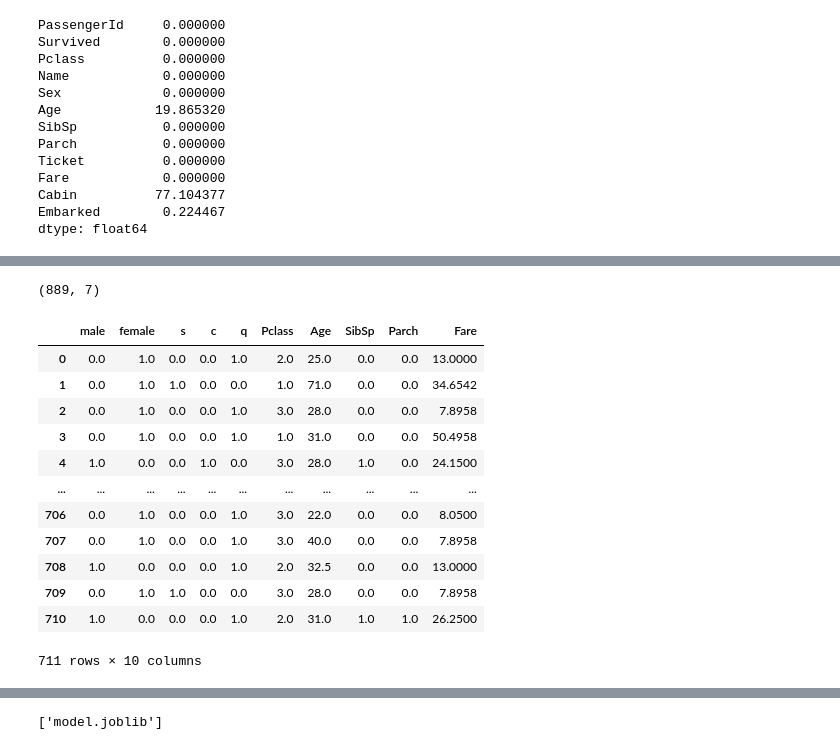
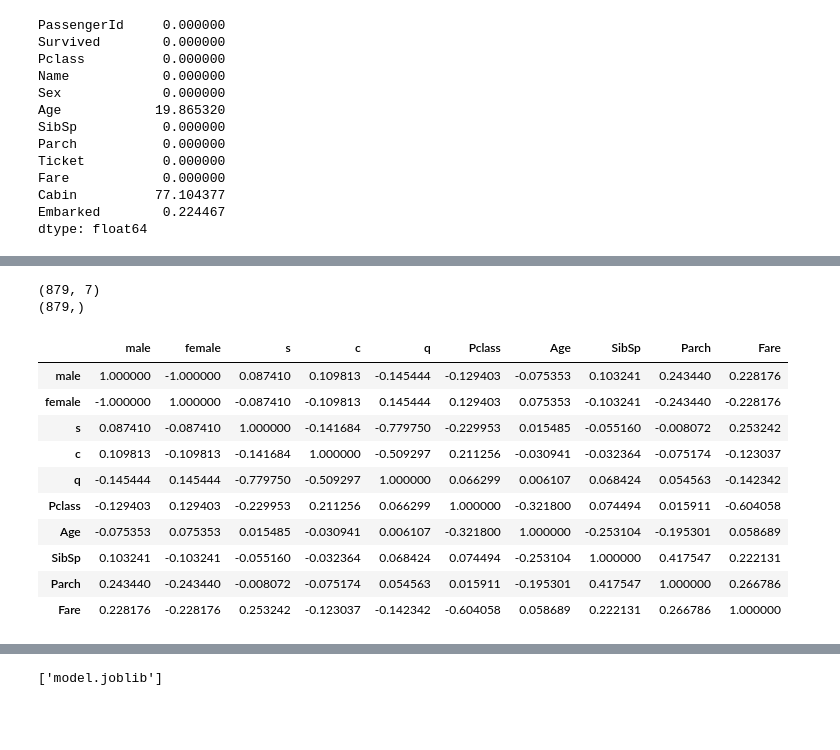
Before and after one commit to Mirzasalman11/titanic_prediction, a Jupyter notebook: passenger_survived.ipynb, the cells around one changed output, grey strips where cells are left out. Drawn from its saved outputs; the diff is of its cells as text; code cells hidden in the pictures; blank space fills up the shorter version.

```diff
--- a/passenger_survived.ipynb
+++ b/passenger_survived.ipynb
@@ -90,8 +115,10 @@ memory usage: 62.5+ KB
 # %%
 x=df.drop(columns=['Survived'])
 y=df["Survived"]
-x.shape
+print(x.shape)
+print(y.shape)
 # %% [output]
-(889, 7)
+(879, 7)
+(879,)
 # %%
 from sklearn.model_selection import train_test_split
@@ -117,22 +144,21 @@ X_test_t=transformer.fit_transform(X_test)
 # %%
 df2=pd.DataFrame(X_train_t,columns=["male",'female','s','c','q','Pclass','Age','SibSp','Parch','Fare'])
 df2_teset=pd.DataFrame(X_test_t,columns=["male",'female','s','c','q','Pclass','Age','SibSp','Parch','Fare'])
-# %%
-df2
-# %% [output]
-|  | male | female | s | c | q | Pclass | Age | SibSp | Parch | Fare |
-| 0 | 0.0 | 1.0 | 0.0 | 0.0 | 1.0 | 2.0 | 25.0 | 0.0 | 0.0 | 13.0000 |
-| 1 | 0.0 | 1.0 | 1.0 | 0.0 | 0.0 | 1.0 | 71.0 | 0.0 | 0.0 | 34.6542 |
-| 2 | 0.0 | 1.0 | 0.0 | 0.0 | 1.0 | 3.0 | 28.0 | 0.0 | 0.0 | 7.8958 |
-| 3 | 0.0 | 1.0 | 0.0 | 0.0 | 1.0 | 1.0 | 31.0 | 0.0 | 0.0 | 50.4958 |
-| 4 | 1.0 | 0.0 | 0.0 | 1.0 | 0.0 | 3.0 | 28.0 | 1.0 | 0.0 | 24.1500 |
-| ... | ... | ... | ... | ... | ... | ... | ... | ... | ... | ... |
-| 706 | 0.0 | 1.0 | 0.0 | 0.0 | 1.0 | 3.0 | 22.0 | 0.0 | 0.0 | 8.0500 |
-| 707 | 0.0 | 1.0 | 0.0 | 0.0 | 1.0 | 3.0 | 40.0 | 0.0 | 0.0 | 7.8958 |
-| 708 | 1.0 | 0.0 | 0.0 | 0.0 | 1.0 | 2.0 | 32.5 | 0.0 | 0.0 | 13.0000 |
-| 709 | 0.0 | 1.0 | 1.0 | 0.0 | 0.0 | 3.0 | 28.0 | 0.0 | 0.0 | 7.8958 |
-| 710 | 1.0 | 0.0 | 0.0 | 0.0 | 1.0 | 2.0 | 31.0 | 1.0 | 1.0 | 26.2500 |
-711 rows × 10 columns
+# %%
+#feature selection with corealtion
+df2.corr()
+# %% [output]
+|  | male | female | s | c | q | Pclass | Age | SibSp | Parch | Fare |
+| male | 1.000000 | -1.000000 | 0.087410 | 0.109813 | -0.145444 | -0.129403 | -0.075353 | 0.103241 | 0.243440 | 0.228176 |
+| female | -1.000000 | 1.000000 | -0.087410 | -0.109813 | 0.145444 | 0.129403 | 0.075353 | -0.103241 | -0.243440 | -0.228176 |
+| s | 0.087410 | -0.087410 | 1.000000 | -0.141684 | -0.779750 | -0.229953 | 0.015485 | -0.055160 | -0.008072 | 0.253242 |
+| c | 0.109813 | -0.109813 | -0.141684 | 1.000000 | -0.509297 | 0.211256 | -0.030941 | -0.032364 | -0.075174 | -0.123037 |
+| q | -0.145444 | 0.145444 | -0.779750 | -0.509297 | 1.000000 | 0.066299 | 0.006107 | 0.068424 | 0.054563 | -0.142342 |
+| Pclass | -0.129403 | 0.129403 | -0.229953 | 0.211256 | 0.066299 | 1.000000 | -0.321800 | 0.074494 | 0.015911 | -0.604058 |
+| Age | -0.075353 | 0.075353 | 0.015485 | -0.030941 | 0.006107 | -0.321800 | 1.000000 | -0.253104 | -0.195301 | 0.058689 |
+| SibSp | 0.103241 | -0.103241 | -0.055160 | -0.032364 | 0.068424 | 0.074494 | -0.253104 | 1.000000 | 0.417547 | 0.222131 |
+| Parch | 0.243440 | -0.243440 | -0.008072 | -0.075174 | 0.054563 | 0.015911 | -0.195301 | 0.417547 | 1.000000 | 0.266786 |
+| Fare | 0.228176 | -0.228176 | 0.253242 | -0.123037 | -0.142342 | -0.604058 | 0.058689 | 0.222131 | 0.266786 | 1.000000 |
 # %%
 #with pandas
 # df=pd.get_dummies(df,columns=['Embarked','Sex'],dtype=int)
```
Also changed, not shown: parts of 20 cells of this notebook, 2 other files.
